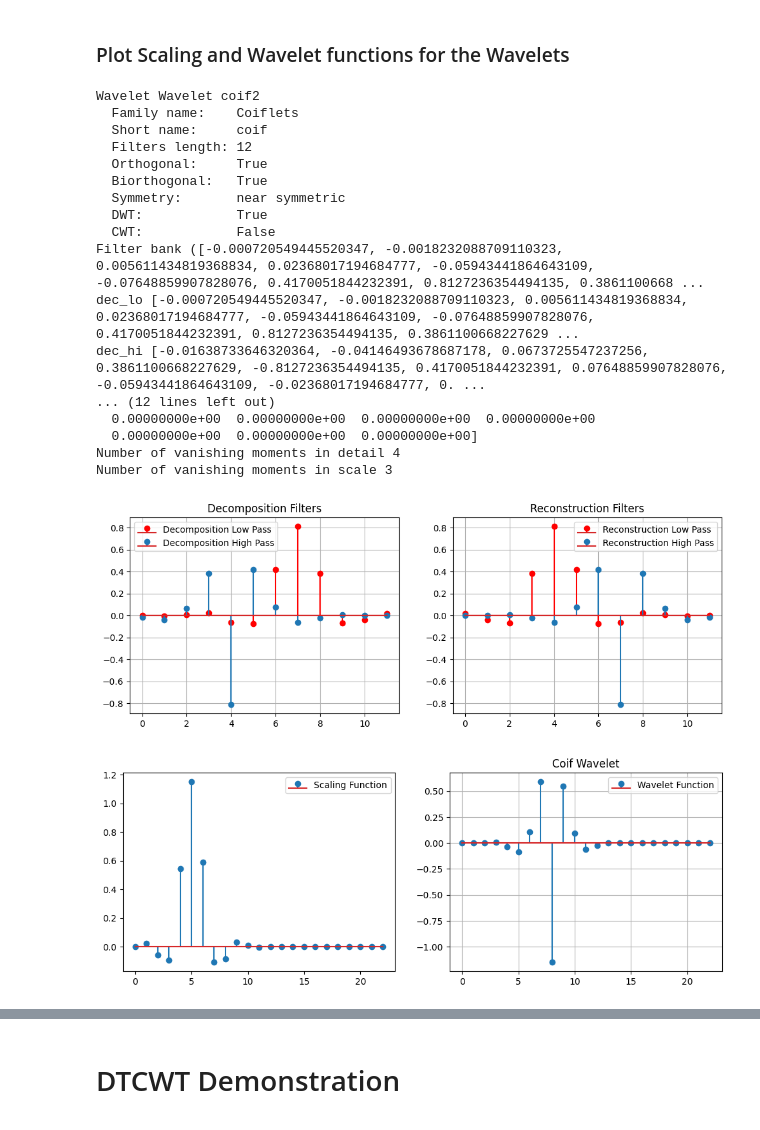
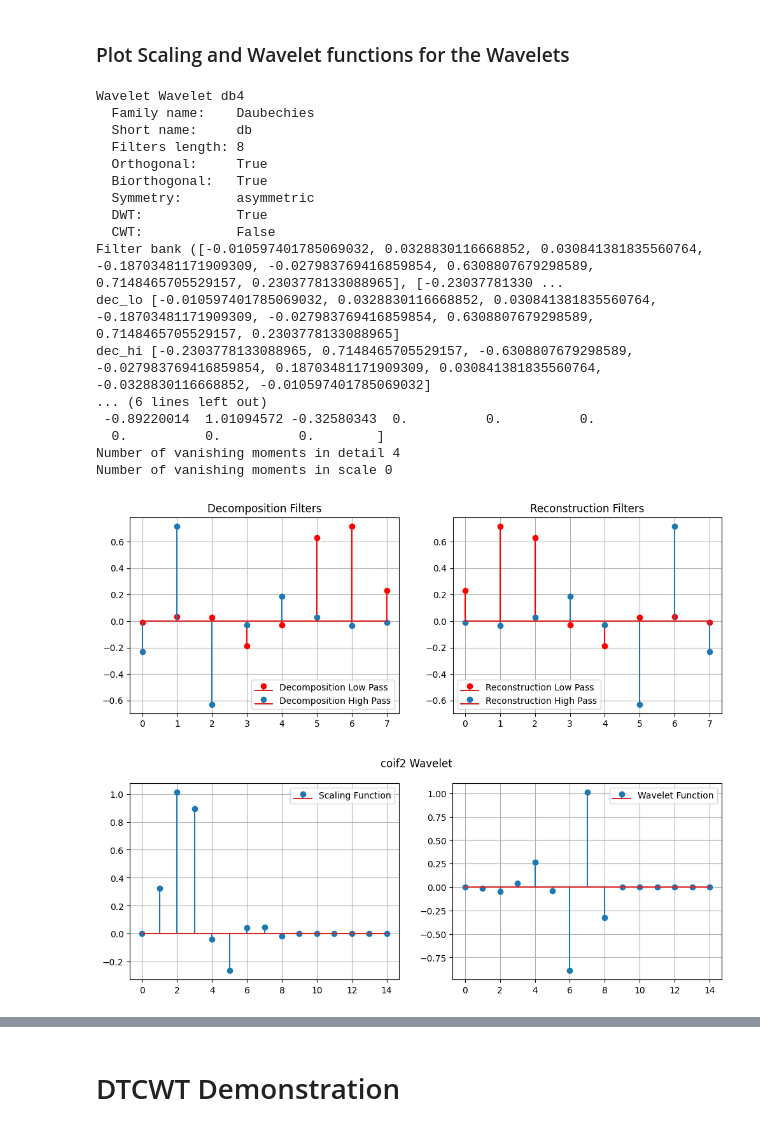
Before and after one commit to GSNikhil/inpainting-detection, a Jupyter notebook: wavelets.ipynb, the cells around one changed output, grey strips where cells are left out. Cells and saved outputs as stored; diff of their text form; code cells hidden in the pictures.

Commit message:
add new visualizations for the wavelets

```diff
--- a/wavelets.ipynb
+++ b/wavelets.ipynb
@@ -5,7 +5,7 @@ import pywt
 # %% [markdown]
 ### Plot Scaling and Wavelet functions for the Wavelets
 # %%
-w = pywt.Wavelet('coif2')
+w = pywt.Wavelet('db4')
 print("Wavelet", w)
 print("Filter bank", w.filter_bank)
 print("dec_lo", w.dec_lo)
@@ -25,45 +25,46 @@ plt.grid(True)
 plt.subplot(122)
 plt.stem(w.rec_lo, label="Reconstruction Low Pass", linefmt="-r")
 plt.stem(w.rec_hi, label="Reconstruction High Pass")
 plt.legend()
 plt.title("Reconstruction Filters")
 plt.grid(True)
 
 
 phi, psi, x = w.wavefun(level=1)
 
 print("Scaling Coefficients", phi)
 print("Detail Coefficients", psi)
 print("Number of vanishing moments in detail", w.vanishing_moments_psi)
 print("Number of vanishing moments in scale", w.vanishing_moments_phi)
 
 # plot the wavelet as stem plot with linespace
 plt.figure(figsize=(12, 4))
 plt.subplot(121)
 plt.stem(phi, label="Scaling Function")
+plt.grid()
 plt.legend()
 plt.subplot(122)
 plt.stem(psi, label="Wavelet Function")
 plt.legend()
-plt.title("Coif Wavelet")
+plt.suptitle("coif2 Wavelet")
 plt.grid(True)
 # %% [output]
-Wavelet Wavelet coif2
-  Family name:    Coiflets
-  Short name:     coif
-  Filters length: 12
+Wavelet Wavelet db4
+  Family name:    Daubechies
+  Short name:     db
+  Filters length: 8
   Orthogonal:     True
   Biorthogonal:   True
-  Symmetry:       near symmetric
+  Symmetry:       asymmetric
   DWT:            True
   CWT:            False
-Filter bank ([-0.000720549445520347, -0.0018232088709110323, 0.005611434819368834, 0.02368017194684777, -0.05943441864643109, -0.07648859907828076, 0.4170051844232391, 0.8127236354494135, 0.3861100668 ...
-dec_lo [-0.000720549445520347, -0.0018232088709110323, 0.005611434819368834, 0.02368017194684777, -0.05943441864643109, -0.07648859907828076, 0.4170051844232391, 0.8127236354494135, 0.3861100668227629 ...
-dec_hi [-0.01638733646320364, -0.04146493678687178, 0.0673725547237256, 0.3861100668227629, -0.8127236354494135, 0.4170051844232391, 0.07648859907828076, -0.05943441864643109, -0.02368017194684777, 0. ...
-... (12 lines left out)
-  0.00000000e+00  0.00000000e+00  0.00000000e+00  0.00000000e+00
-  0.00000000e+00  0.00000000e+00  0.00000000e+00]
+Filter bank ([-0.010597401785069032, 0.0328830116668852, 0.030841381835560764, -0.18703481171909309, -0.027983769416859854, 0.6308807679298589, 0.7148465705529157, 0.2303778133088965], [-0.23037781330 ...
+dec_lo [-0.010597401785069032, 0.0328830116668852, 0.030841381835560764, -0.18703481171909309, -0.027983769416859854, 0.6308807679298589, 0.7148465705529157, 0.2303778133088965]
+dec_hi [-0.2303778133088965, 0.7148465705529157, -0.6308807679298589, -0.027983769416859854, 0.18703481171909309, 0.030841381835560764, -0.0328830116668852, -0.010597401785069032]
+... (6 lines left out)
+ -0.89220014  1.01094572 -0.32580343  0.          0.          0.
+  0.          0.          0.        ]
 Number of vanishing moments in detail 4
-Number of vanishing moments in scale 3
+Number of vanishing moments in scale 0
-[figure, old version]
+[figure, new version]
-[figure, old version]
+[figure, new version]
```
Also changed, not shown: parts of 8 cells of this notebook.
